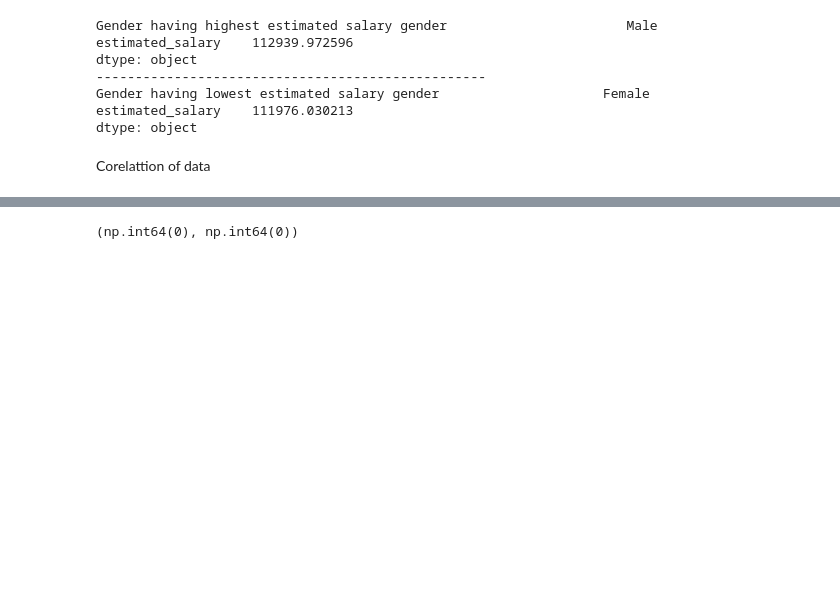
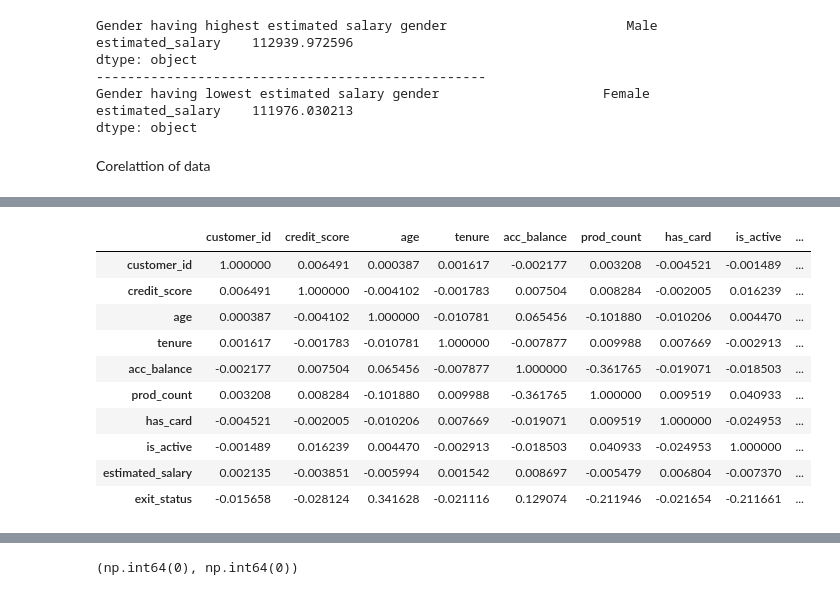
Before and after one commit to 22f2000792/MLP-prac, a Jupyter notebook: KA2.ipynb, the cells around one changed output, grey strips where cells are left out. Drawn from its saved outputs; the diff is of its cells as text; code cells hidden in the pictures; blank space fills up the shorter version.

```diff
--- a/KA2.ipynb
+++ b/KA2.ipynb
@@ -226,0 +229,15 @@ cor
+# %%
+cor=train.corr(numeric_only=True)
+cor
+# %% [output]
+|  | customer_id | credit_score | age | tenure | acc_balance | prod_count | has_card | is_active | ... |
+| customer_id | 1.000000 | 0.006491 | 0.000387 | 0.001617 | -0.002177 | 0.003208 | -0.004521 | -0.001489 | ... |
+| credit_score | 0.006491 | 1.000000 | -0.004102 | -0.001783 | 0.007504 | 0.008284 | -0.002005 | 0.016239 | ... |
+| age | 0.000387 | -0.004102 | 1.000000 | -0.010781 | 0.065456 | -0.101880 | -0.010206 | 0.004470 | ... |
+| tenure | 0.001617 | -0.001783 | -0.010781 | 1.000000 | -0.007877 | 0.009988 | 0.007669 | -0.002913 | ... |
+| acc_balance | -0.002177 | 0.007504 | 0.065456 | -0.007877 | 1.000000 | -0.361765 | -0.019071 | -0.018503 | ... |
+| prod_count | 0.003208 | 0.008284 | -0.101880 | 0.009988 | -0.361765 | 1.000000 | 0.009519 | 0.040933 | ... |
+| has_card | -0.004521 | -0.002005 | -0.010206 | 0.007669 | -0.019071 | 0.009519 | 1.000000 | -0.024953 | ... |
+| is_active | -0.001489 | 0.016239 | 0.004470 | -0.002913 | -0.018503 | 0.040933 | -0.024953 | 1.000000 | ... |
+| estimated_salary | 0.002135 | -0.003851 | -0.005994 | 0.001542 | 0.008697 | -0.005479 | 0.006804 | -0.007370 | ... |
+| exit_status | -0.015658 | -0.028124 | 0.341628 | -0.021116 | 0.129074 | -0.211946 | -0.021654 | -0.211661 | ... |
```
Also changed, not shown: parts of 21 cells of this notebook.
